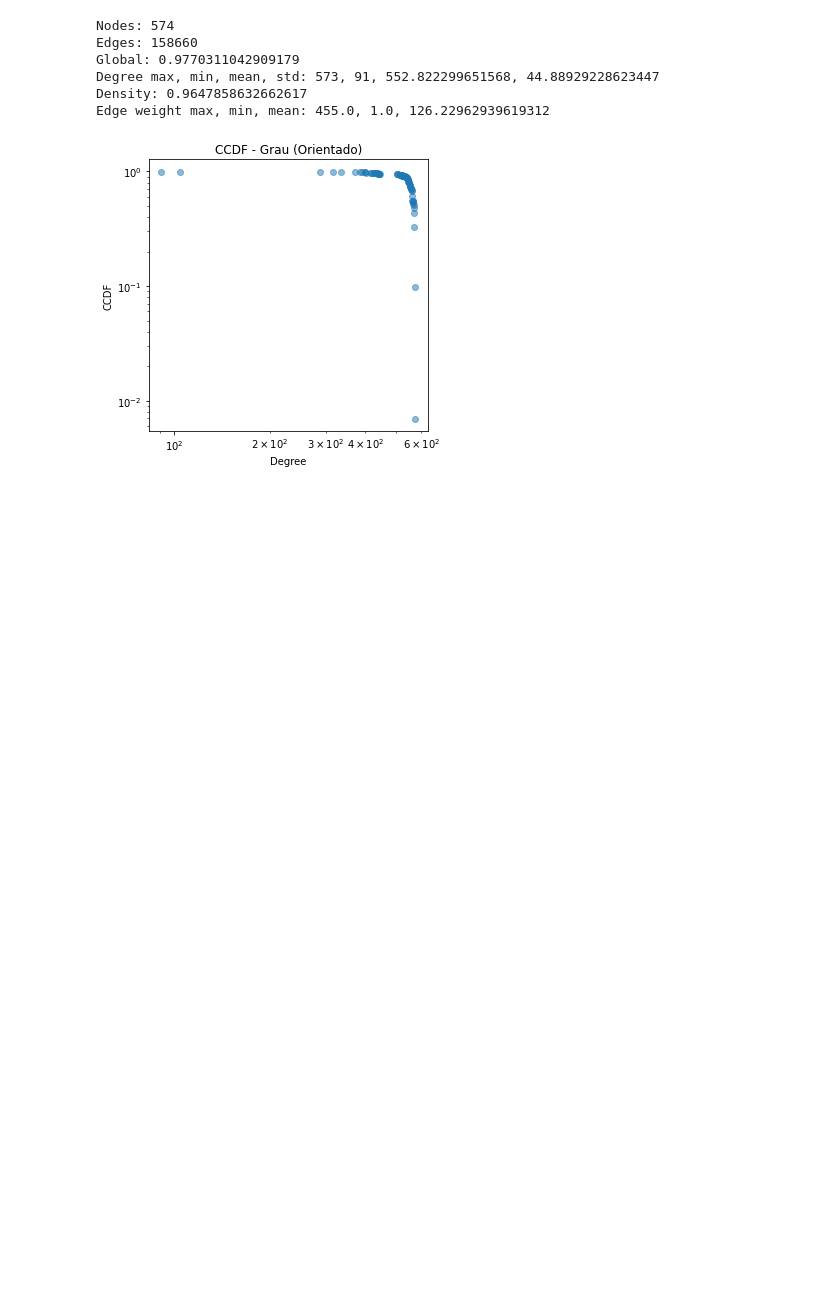
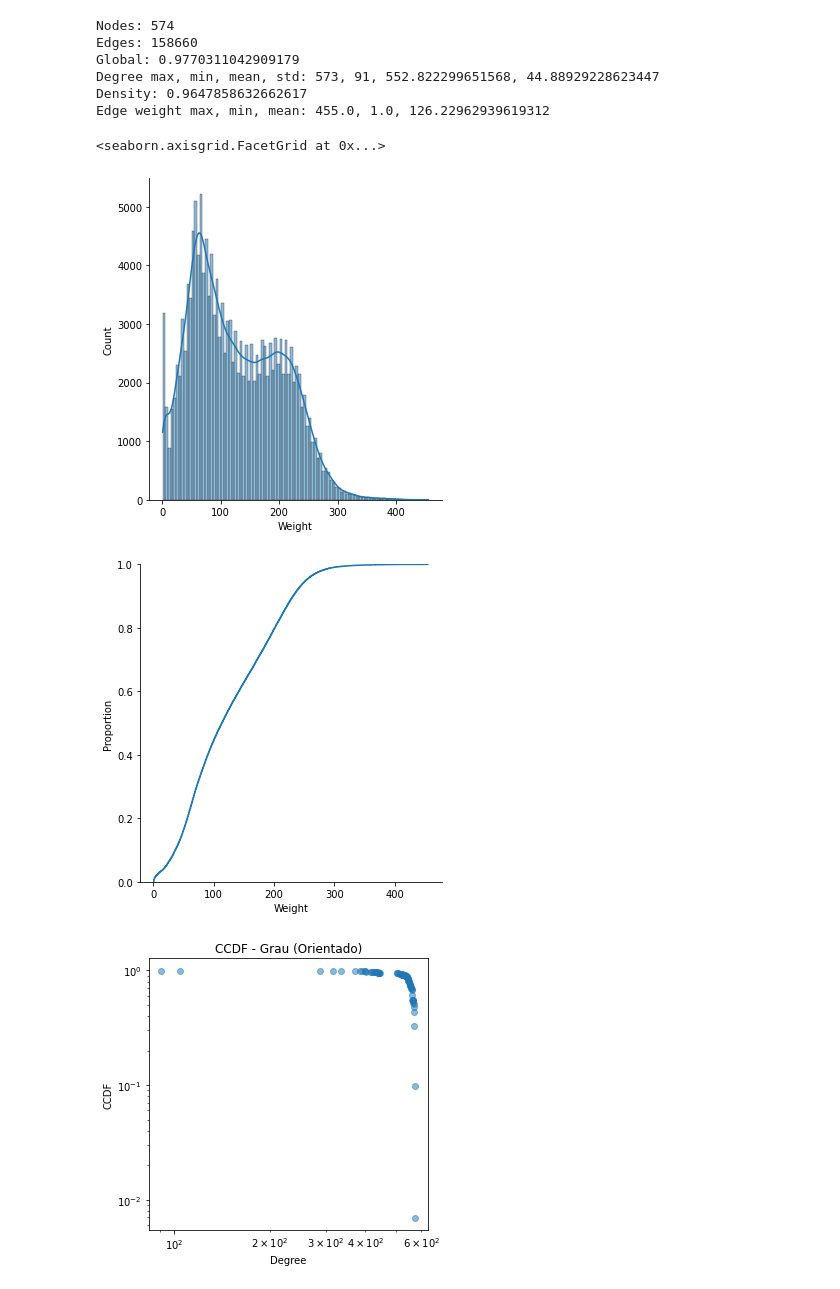
Before and after one commit to rodrigohaddad/Complex-Networks, a Jupyter notebook: tf/analyse_network.ipynb, the cells around one changed output. Drawn from its saved outputs; the diff is of its cells as text; code cells hidden in the pictures; blank space fills up the shorter version.

```diff
--- a/tf/analyse_network.ipynb
+++ b/tf/analyse_network.ipynb
@@ -50,6 +50,17 @@ Global: 0.9770311042909179
 Degree max, min, mean, std: 573, 91, 552.822299651568, 44.88929228623447
 Density: 0.9647858632662617
 Edge weight max, min, mean: 455.0, 1.0, 126.22962939619312
+# %%
+# Plot weight distribution
+plot_w_edges = [con[2]['weight'] for con in w_edges_o]
+p1 = sns.displot(plot_w_edges, kde=True)
+p2 = sns.displot(plot_w_edges, kind="ecdf")
+p1.set(xlabel="Weight")
+p2.set(xlabel="Weight")
+# %% [output]
+<seaborn.axisgrid.FacetGrid at 0x...>
+[figure, added]
+[figure, added]
 # %%
 # CCDF
 x_g_o, f_k_g_o = np.unique(dg_GO, return_counts=True)
```
Also changed, not shown: parts of 11 cells of this notebook.
